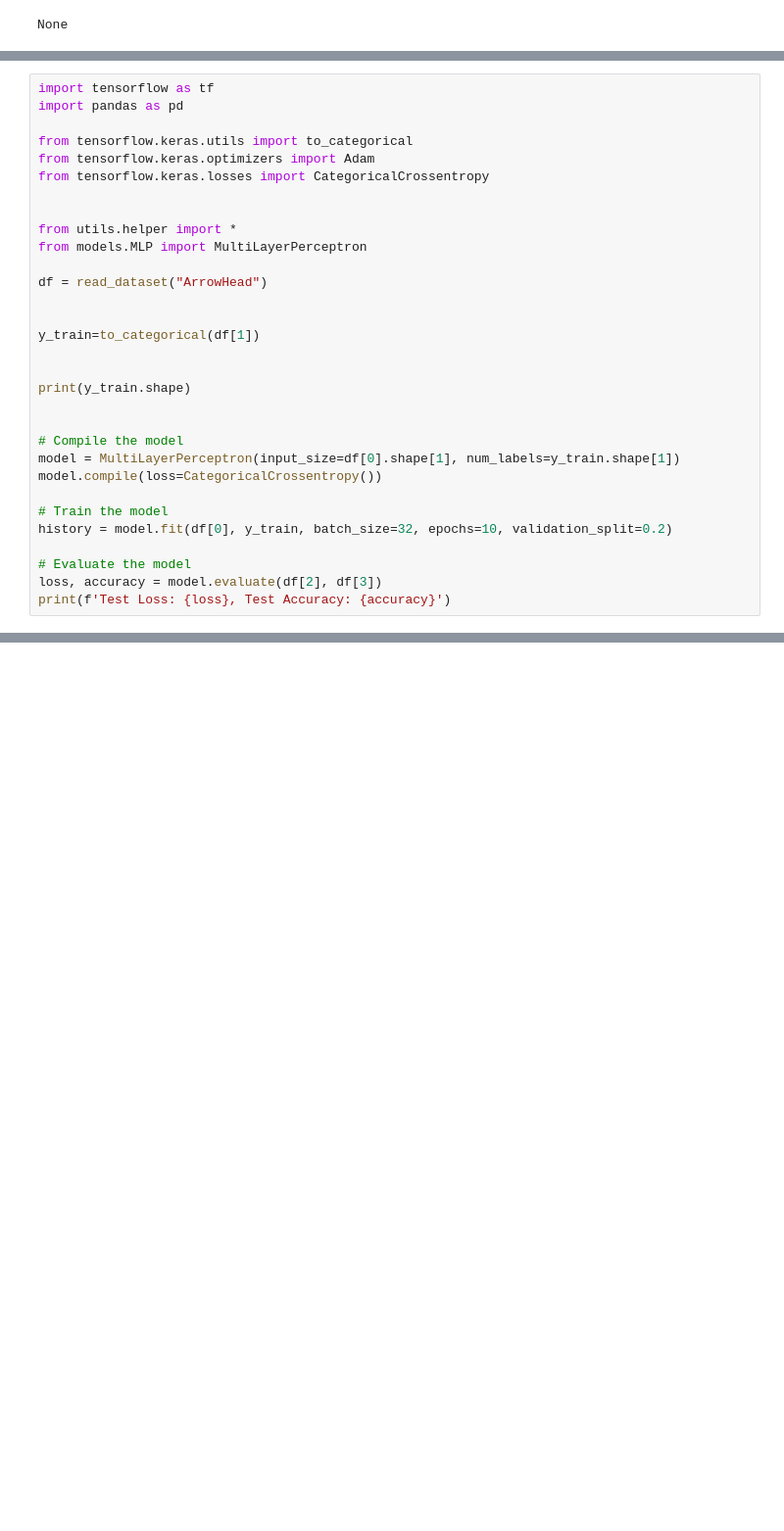
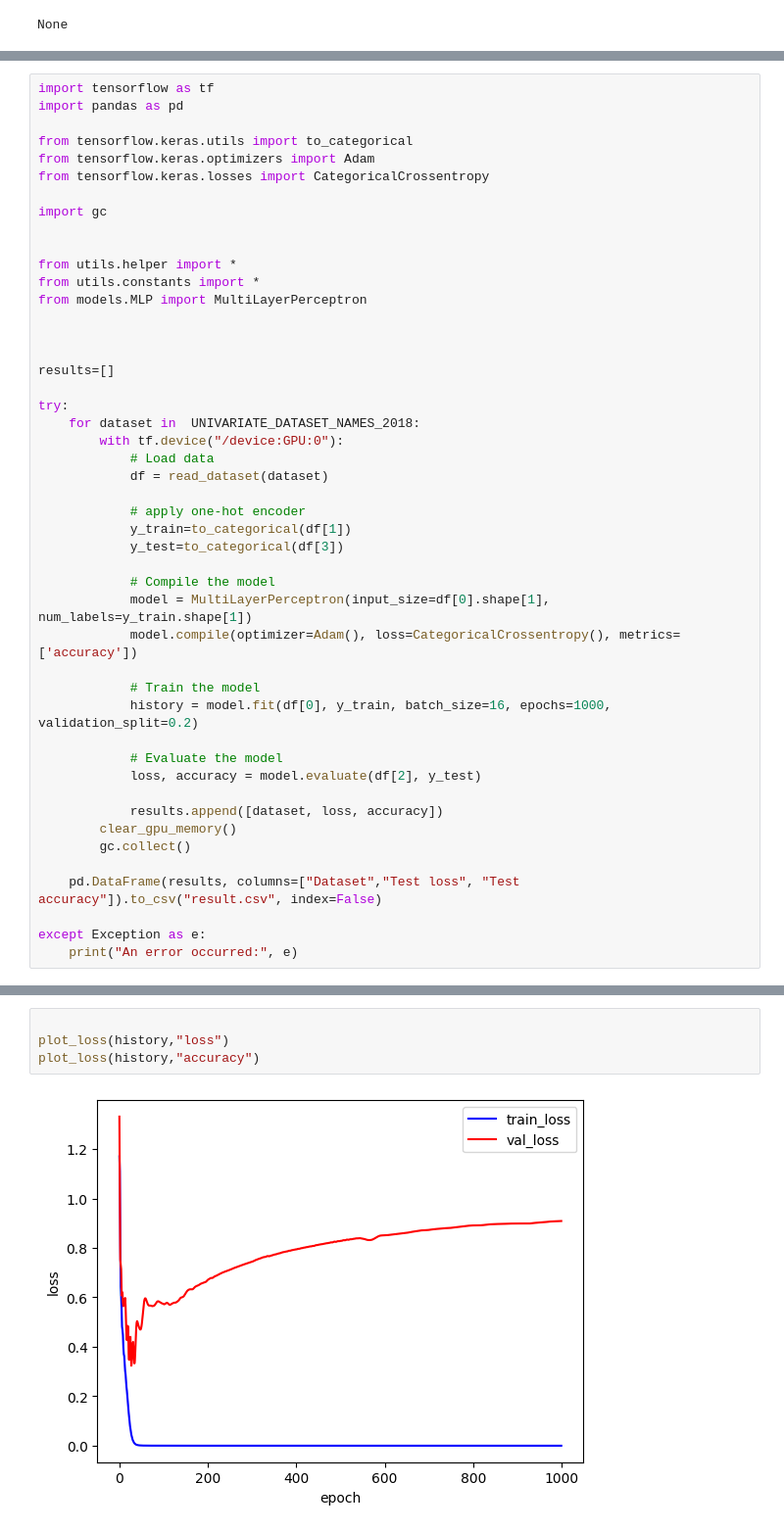
Before and after one commit to Elnur21/MLP_MultiLayerPerceptron, a Jupyter notebook: test.ipynb, the cells around one changed output, grey strips where cells are left out. Shown at 98% size. Drawn from its saved outputs; the diff is of its cells as text; blank space fills up the shorter version.

Commit message:
save result imaes for one running

```diff
--- a/test.ipynb
+++ b/test.ipynb
@@ -42,27 +44,43 @@ from tensorflow.keras.utils import to_categorical
 from tensorflow.keras.optimizers import Adam
 from tensorflow.keras.losses import CategoricalCrossentropy
 
+import gc
+
 
 from utils.helper import *
+from utils.constants import *
 from models.MLP import MultiLayerPerceptron
 
-df = read_dataset("ArrowHead")
 
 
-y_train=to_categorical(df[1])
+results=[]
 
+try:
+    for dataset in  UNIVARIATE_DATASET_NAMES_2018:
+        with tf.device("/device:GPU:0"):
+            # Load data
+            df = read_dataset(dataset)
 
-print(y_train.shape)
+            # apply one-hot encoder
+            y_train=to_categorical(df[1])
+            y_test=to_categorical(df[3])
 
+            # Compile the model
+            model = MultiLayerPerceptron(input_size=df[0].shape[1], num_labels=y_train.shape[1])
+            model.compile(optimizer=Adam(), loss=CategoricalCrossentropy(), metrics=['accuracy'])
 
-# Compile the model
-model = MultiLayerPerceptron(input_size=df[0].shape[1], num_labels=y_train.shape[1])
-model.compile(loss=CategoricalCrossentropy())
+            # Train the model
+            history = model.fit(df[0], y_train, batch_size=16, epochs=1000, validation_split=0.2)
 
-# Train the model
-history = model.fit(df[0], y_train, batch_size=32, epochs=10, validation_split=0.2)
+            # Evaluate the model
+            loss, accuracy = model.evaluate(df[2], y_test)
 
-# Evaluate the model
-loss, accuracy = model.evaluate(df[2], df[3])
-print(f'Test Loss: {loss}, Test Accuracy: {accuracy}')
+            results.append([dataset, loss, accuracy])
+        clear_gpu_memory()
+        gc.collect()
+
+    pd.DataFrame(results, columns=["Dataset","Test loss", "Test accuracy"]).to_csv("result.csv", index=False)
+
+except Exception as e:
+    print("An error occurred:", e)
 # %% [output]
@@ -232,0 +104,6 @@ Error:
+# %%
+
+plot_loss(history,"loss")
+plot_loss(history,"accuracy")
+# %% [output]
+[figure, added]
```
Also changed, not shown: parts of 8 cells of this notebook, 7 other files.
